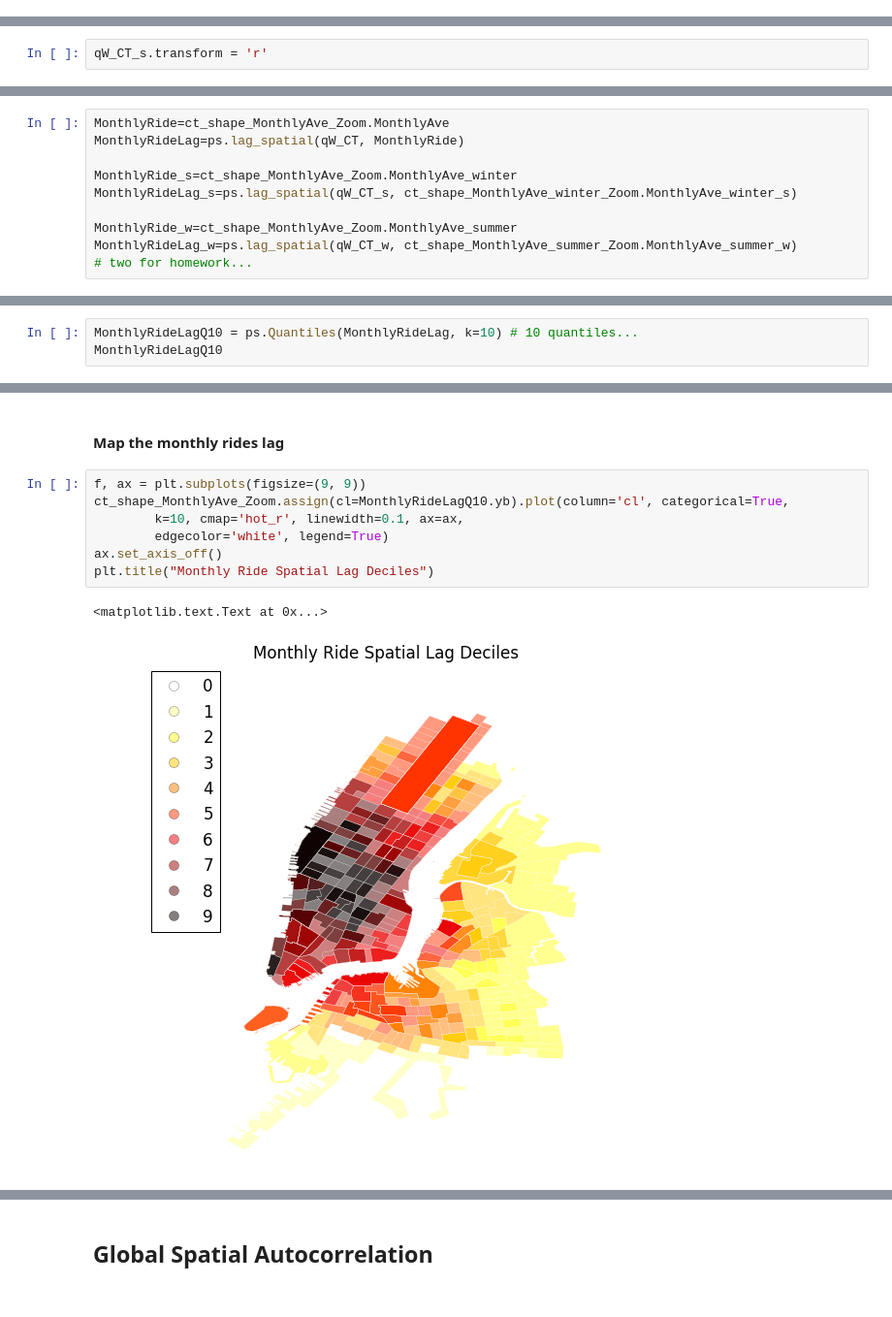
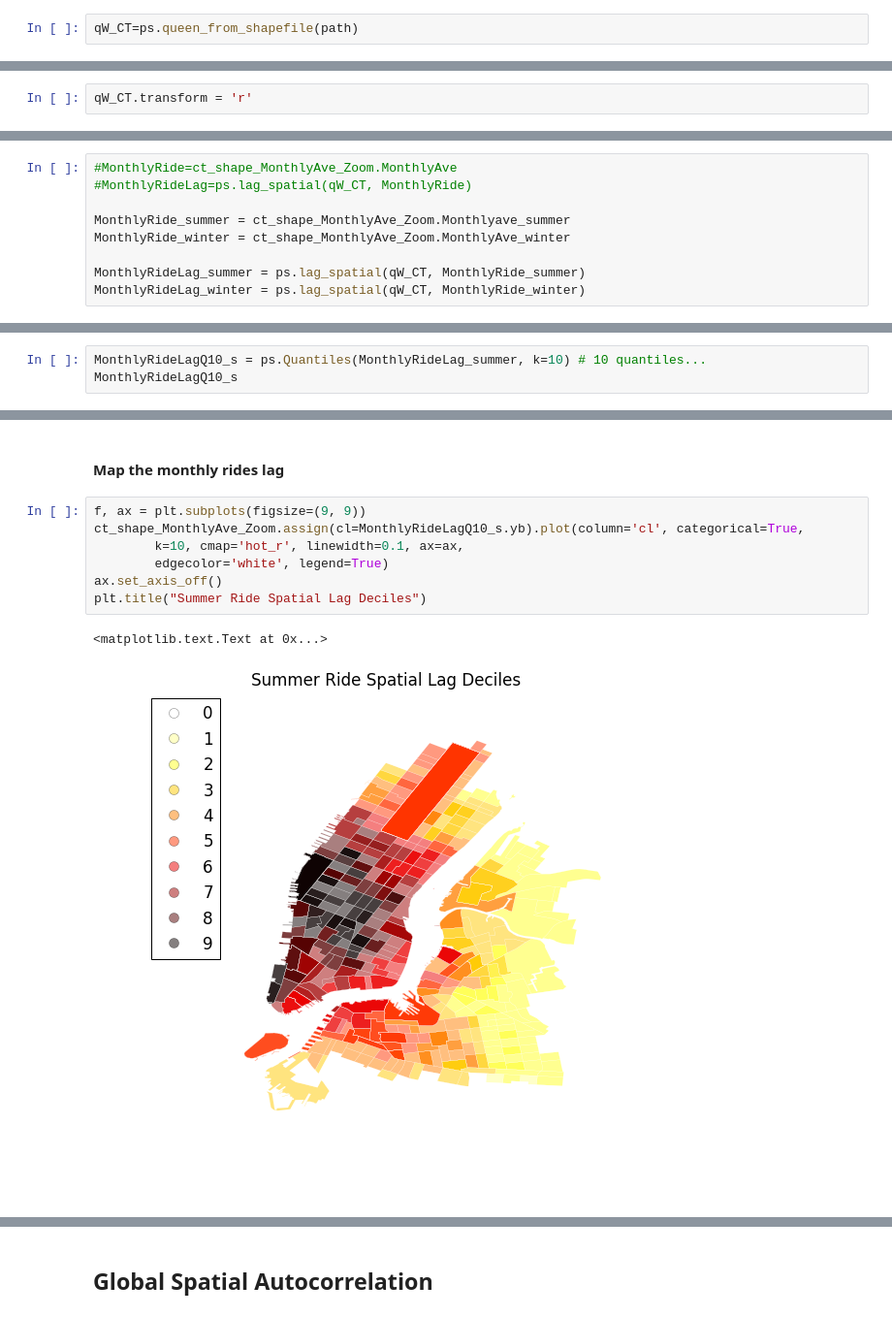
Before and after one commit to overwaterland/PUI2016_hc1924, a Jupyter notebook: HW10_hc1924/Assignment2_hc1924.ipynb, the cells around one changed output, grey strips where cells are left out. Shown at 97% size. Drawn from its saved outputs; the diff is of its cells as text.

Commit message:
update assignment2

```diff
--- a/HW10_hc1924/Assignment2_hc1924.ipynb
+++ b/HW10_hc1924/Assignment2_hc1924.ipynb
@@ -297,0 +281,2 @@ WARNING: there is one disconnected observation (no neighbors)
+# %%
+qW_CT=ps.queen_from_shapefile(path)
@@ -322,7 +310,7 @@ array([[ 0.,  0.,  0., ...,  0.,  0.,  0.],
 # %% [markdown]
 #### Change the matrix to be row-standardized
 # %%
-qW_CT_s.transform = 'r'
+qW_CT.transform = 'r'
 # %% [output]
 ('WARNING: ', 0, ' is an island (no neighbors)')
 # %% [markdown]
@@ -332,10 +342,9 @@ $$BikeRideCountLag = \sum_j w_{i,j} BikeRideCount$$
 # %%
-MonthlyRide=ct_shape_MonthlyAve_Zoom.MonthlyAve
-MonthlyRideLag=ps.lag_spatial(qW_CT, MonthlyRide)
+#MonthlyRide=ct_shape_MonthlyAve_Zoom.MonthlyAve
+#MonthlyRideLag=ps.lag_spatial(qW_CT, MonthlyRide)
 
-MonthlyRide_s=ct_shape_MonthlyAve_Zoom.MonthlyAve_winter
-MonthlyRideLag_s=ps.lag_spatial(qW_CT_s, ct_shape_MonthlyAve_winter_Zoom.MonthlyAve_winter_s)
+MonthlyRide_summer = ct_shape_MonthlyAve_Zoom.Monthlyave_summer
+MonthlyRide_winter = ct_shape_MonthlyAve_Zoom.MonthlyAve_winter
 
-MonthlyRide_w=ct_shape_MonthlyAve_Zoom.MonthlyAve_summer
-MonthlyRideLag_w=ps.lag_spatial(qW_CT_w, ct_shape_MonthlyAve_summer_Zoom.MonthlyAve_summer_w)
-# two for homework...
+MonthlyRideLag_summer = ps.lag_spatial(qW_CT, MonthlyRide_summer)
+MonthlyRideLag_winter = ps.lag_spatial(qW_CT, MonthlyRide_winter)
@@ -344,6 +351,6 @@ AttributeError: 'GeoDataFrame' object has no attribute 'MonthlyAve_winter_s'
 # %% [markdown]
 #### Create Quantiles for maping
 # %%
-MonthlyRideLagQ10 = ps.Quantiles(MonthlyRideLag, k=10) # 10 quantiles...
-MonthlyRideLagQ10
+MonthlyRideLagQ10_s = ps.Quantiles(MonthlyRideLag_summer, k=10) # 10 quantiles...
+MonthlyRideLagQ10_s
 # %% [output]
@@ -365,11 +390,11 @@ MonthlyRideLagQ10
 #### Map the monthly rides lag
 # %%
 f, ax = plt.subplots(figsize=(9, 9))
-ct_shape_MonthlyAve_Zoom.assign(cl=MonthlyRideLagQ10.yb).plot(column='cl', categorical=True,
+ct_shape_MonthlyAve_Zoom.assign(cl=MonthlyRideLagQ10_s.yb).plot(column='cl', categorical=True,
         k=10, cmap='hot_r', linewidth=0.1, ax=ax,
         edgecolor='white', legend=True)
 ax.set_axis_off()
-plt.title("Monthly Ride Spatial Lag Deciles")
+plt.title("Summer Ride Spatial Lag Deciles")
 # %% [output]
 <matplotlib.text.Text at 0x...>
-[figure, old version]
+[figure, new version]
```
Also changed, not shown: parts of 42 cells of this notebook, 1 other file.
